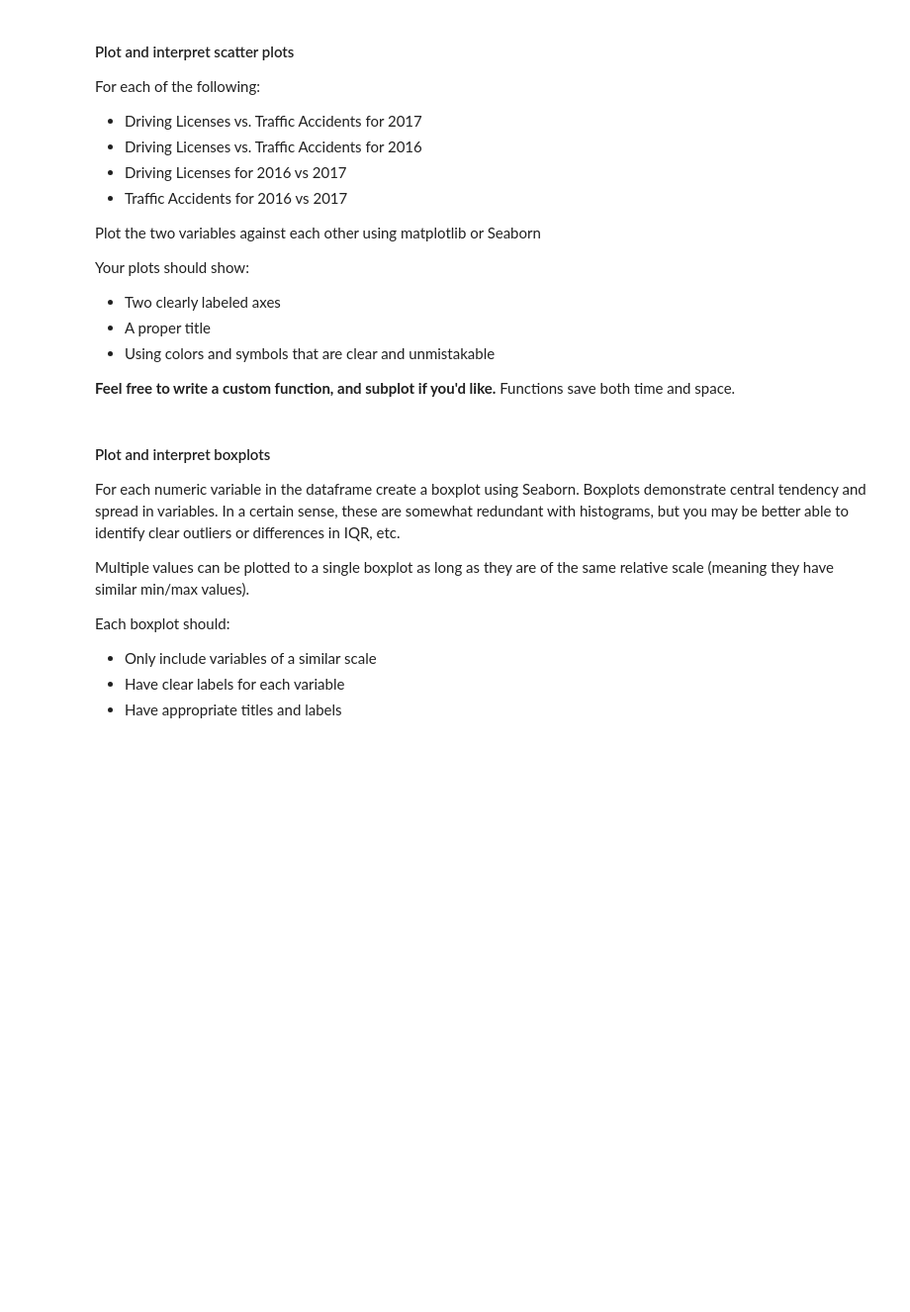
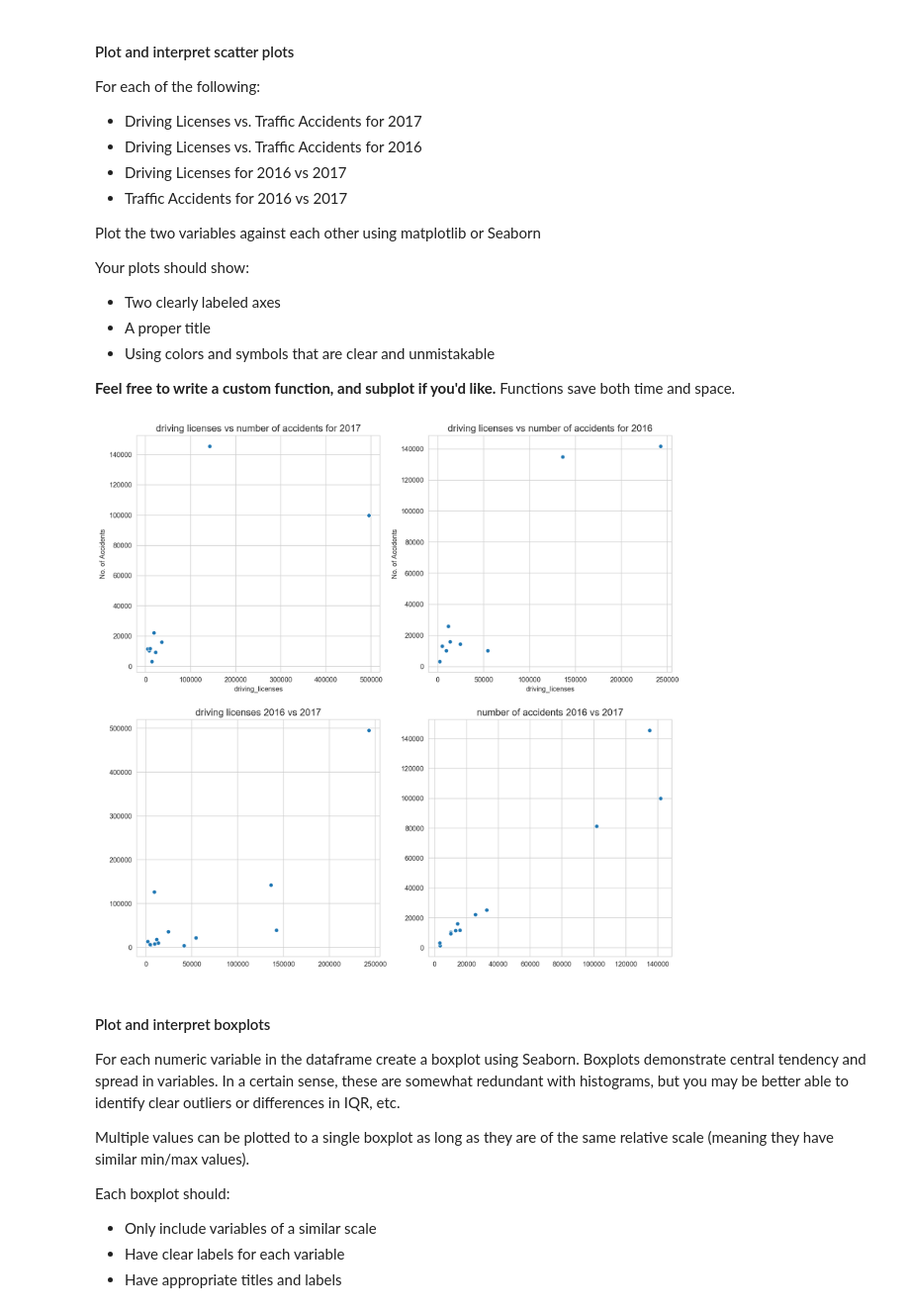
Before and after one commit to Mbuhliagah/traffic-analysis, a Jupyter notebook: code/starter-code.ipynb, the cells around one changed output. Shown at 99% size. Cells and saved outputs as stored; diff of their text form; code cells hidden in the pictures; blank space fills up the shorter version.

```diff
--- a/code/starter-code.ipynb
+++ b/code/starter-code.ipynb
@@ -536,3 +788,17 @@ Your plots should show:
+# %%
+# Code
+fig, ax = plt.subplots(ncols=2, nrows=2, figsize=(14, 14))
+sns.scatterplot(combined_datasets.loc[combined_datasets.year == 2017,'driving_licenses'], combined_datasets.loc[combined_datasets.year == 2017, 'No. of Accidents'], ax=ax[0,0])
+sns.scatterplot(combined_datasets.loc[combined_datasets.year == 2016,'driving_licenses'], combined_datasets.loc[combined_datasets.year == 2016, 'No. of Accidents'], ax=ax[0,1])
+sns.scatterplot(combined_datasets.loc[combined_datasets.year == 2016,'driving_licenses'].values, combined_datasets.loc[combined_datasets.year == 2017, 'driving_licenses'].values, ax=ax[1,0])
+sns.scatterplot(combined_datasets.loc[combined_datasets.year == 2016,'No. of Accidents'].values, combined_datasets.loc[combined_datasets.year == 2017, 'No. of Accidents'].values, ax=ax[1,1])
+ax[0,0].set_title('driving licenses vs number of accidents for 2017', fontsize=14)
+ax[0,1].set_title('driving licenses vs number of accidents for 2016', fontsize=14)
+ax[1,0].set_title('driving licenses 2016 vs 2017', fontsize=14)
+ax[1,1].set_title('number of accidents 2016 vs 2017', fontsize=14)
+plt.show()
+# %% [output]
+[figure, added]
 # %% [markdown]
 #### Plot and interpret boxplots
 
```
Also changed, not shown: parts of 82 cells of this notebook, 2 other files.
